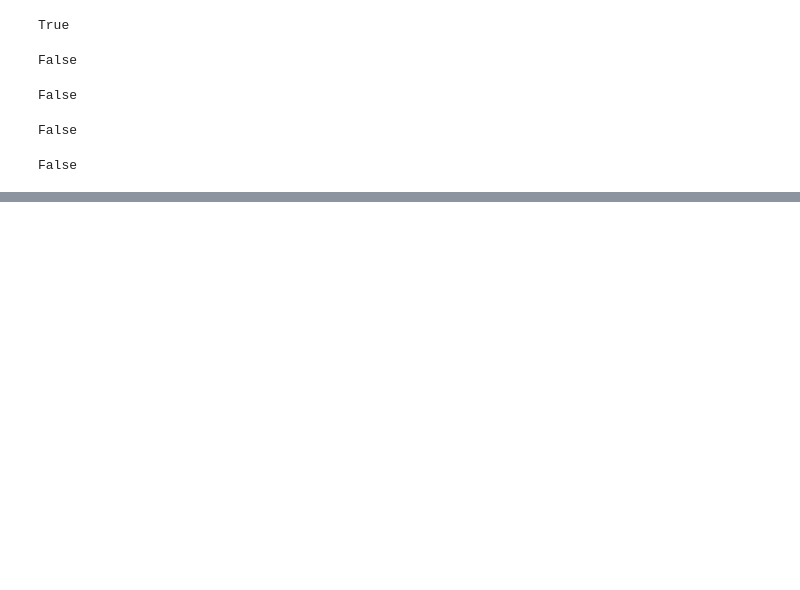
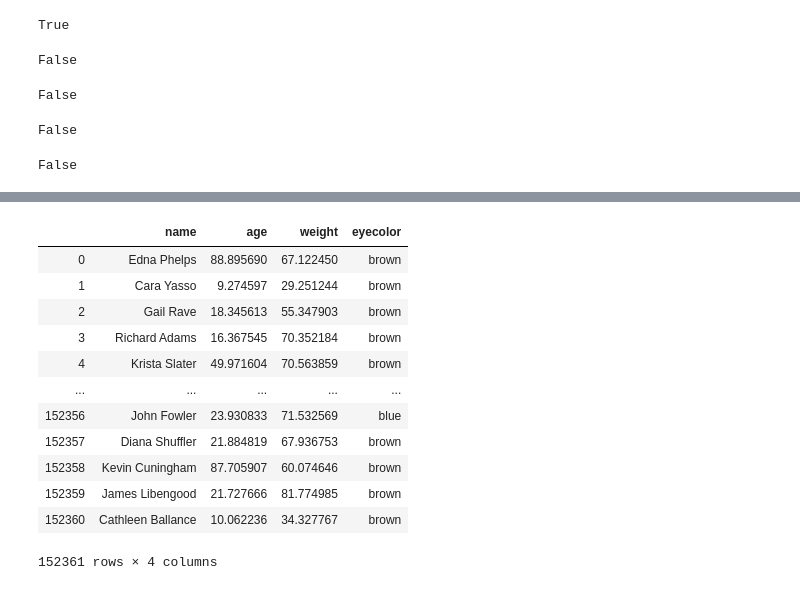
Before and after one commit to xyqiuchloe/BIS-634-Homework-XinyueQiu, a Jupyter notebook: Homework1.ipynb, the cells around one changed output, grey strips where cells are left out. Drawn from its saved outputs; the diff is of its cells as text; code cells hidden in the pictures; blank space fills up the shorter version.

```diff
--- a/Homework1.ipynb
+++ b/Homework1.ipynb
@@ -39,0 +49,16 @@ Question 2:
+# %%
+data
+# %% [output]
+|  | name | age | weight | eyecolor |
+| 0 | Edna Phelps | 88.895690 | 67.122450 | brown |
+| 1 | Cara Yasso | 9.274597 | 29.251244 | brown |
+| 2 | Gail Rave | 18.345613 | 55.347903 | brown |
+| 3 | Richard Adams | 16.367545 | 70.352184 | brown |
+| 4 | Krista Slater | 49.971604 | 70.563859 | brown |
+| ... | ... | ... | ... | ... |
+| 152356 | John Fowler | 23.930833 | 71.532569 | blue |
+| 152357 | Diana Shuffler | 21.884819 | 67.936753 | brown |
+| 152358 | Kevin Cuningham | 87.705907 | 60.074646 | brown |
+| 152359 | James Libengood | 21.727666 | 81.774985 | brown |
+| 152360 | Cathleen Ballance | 10.062236 | 34.327767 | brown |
+152361 rows × 4 columns
```
Also changed, not shown: parts of 15 cells of this notebook.
